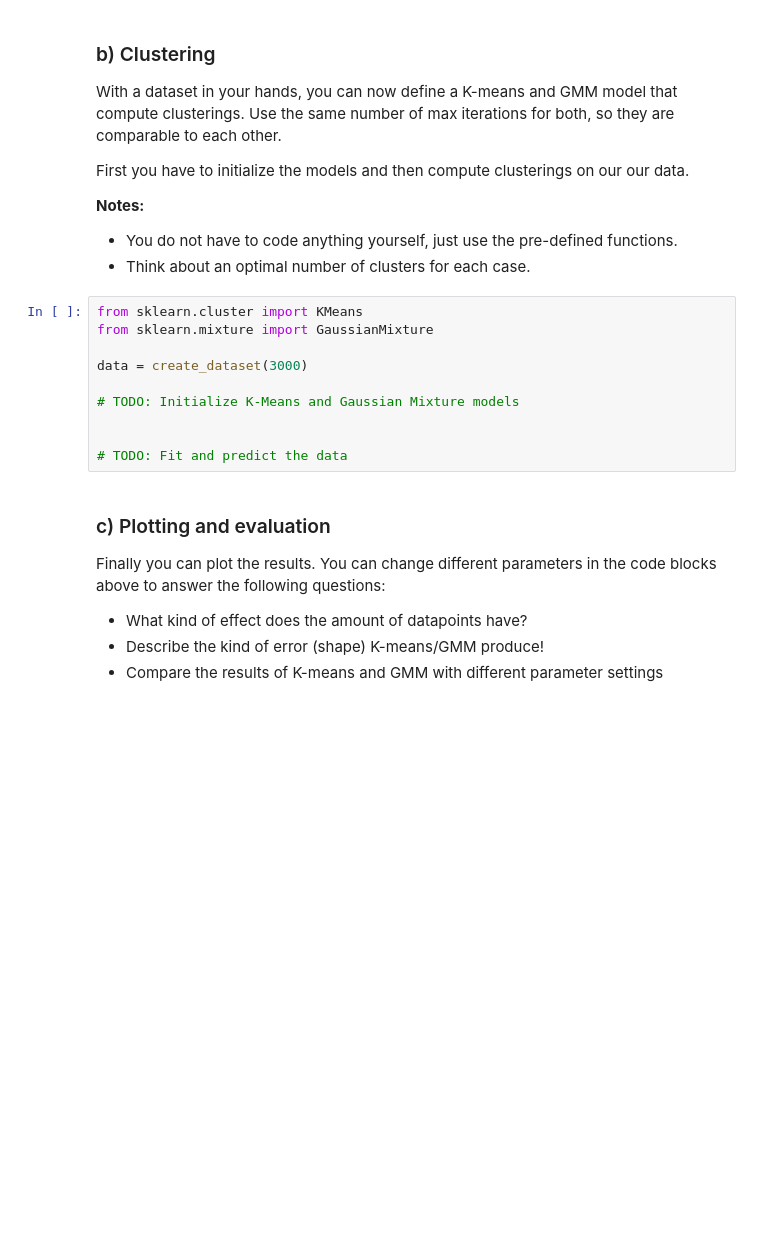
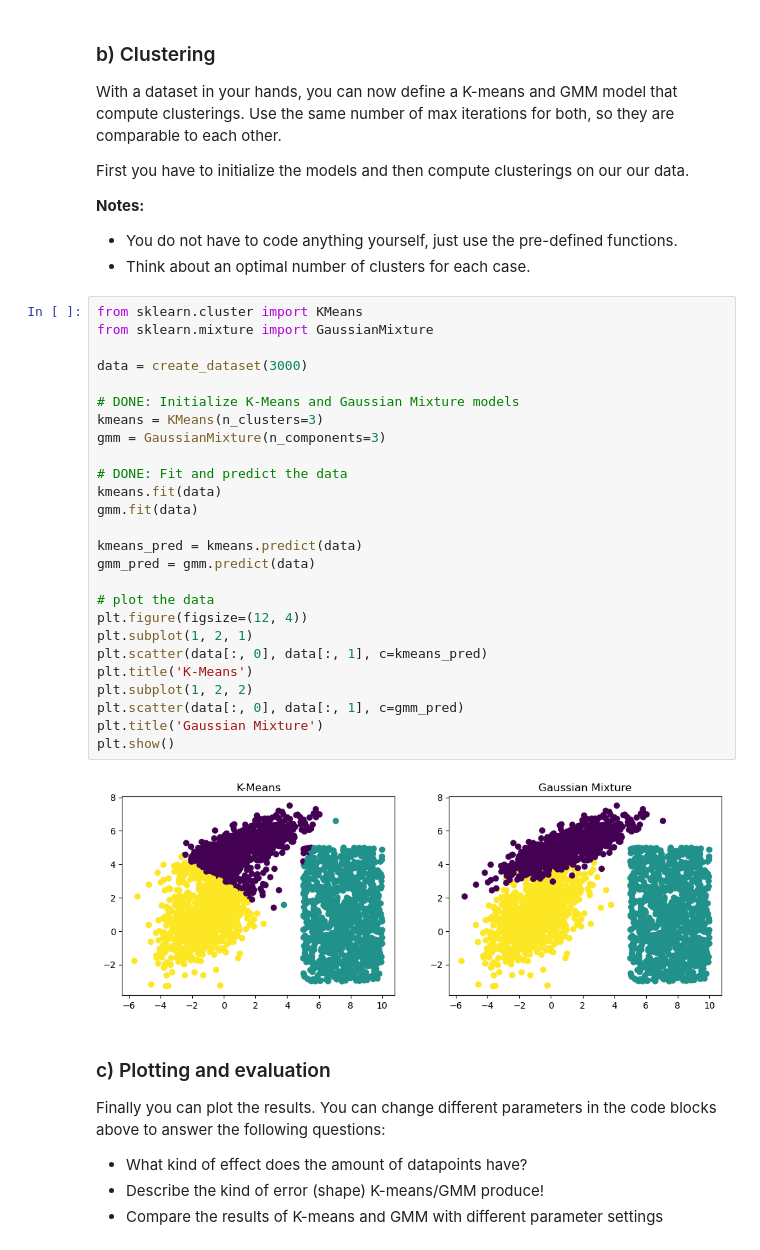
Before and after one commit to msskzx/socail-computing-assignments, a Jupyter notebook: ex03/Ex3_Clustering_new.ipynb, the cells around one changed output. Drawn from its saved outputs; the diff is of its cells as text; blank space fills up the shorter version.

Commit message:
kmeans, GMM clustering

```diff
--- a/ex03/Ex3_Clustering_new.ipynb
+++ b/ex03/Ex3_Clustering_new.ipynb
@@ -212,16 +212,34 @@ First you have to initialize the models and then compute clusterings on our our
 **Notes:**
 * You do not have to code anything yourself, just use the pre-defined functions.
 * Think about an optimal number of clusters for each case.
-# %%
-from sklearn.cluster import KMeans
-from sklearn.mixture import GaussianMixture
-
-data = create_dataset(3000)
-
-# TODO: Initialize K-Means and Gaussian Mixture models
-
-
-# TODO: Fit and predict the data
+# %%
+from sklearn.cluster import KMeans
+from sklearn.mixture import GaussianMixture
+
+data = create_dataset(3000)
+
+# DONE: Initialize K-Means and Gaussian Mixture models
+kmeans = KMeans(n_clusters=3)
+gmm = GaussianMixture(n_components=3)
+
+# DONE: Fit and predict the data
+kmeans.fit(data)
+gmm.fit(data)
+
+kmeans_pred = kmeans.predict(data)
+gmm_pred = gmm.predict(data)
+
+# plot the data
+plt.figure(figsize=(12, 4))
+plt.subplot(1, 2, 1)
+plt.scatter(data[:, 0], data[:, 1], c=kmeans_pred)
+plt.title('K-Means')
+plt.subplot(1, 2, 2)
+plt.scatter(data[:, 0], data[:, 1], c=gmm_pred)
+plt.title('Gaussian Mixture')
+plt.show()
+# %% [output]
+[figure, added]
 # %% [markdown]
 ### c) Plotting and evaluation
 Finally you can plot the results. You can change different parameters in the code blocks above to answer the following questions:
```
Also changed, not shown: parts of 2 cells of this notebook, 3 other files.
